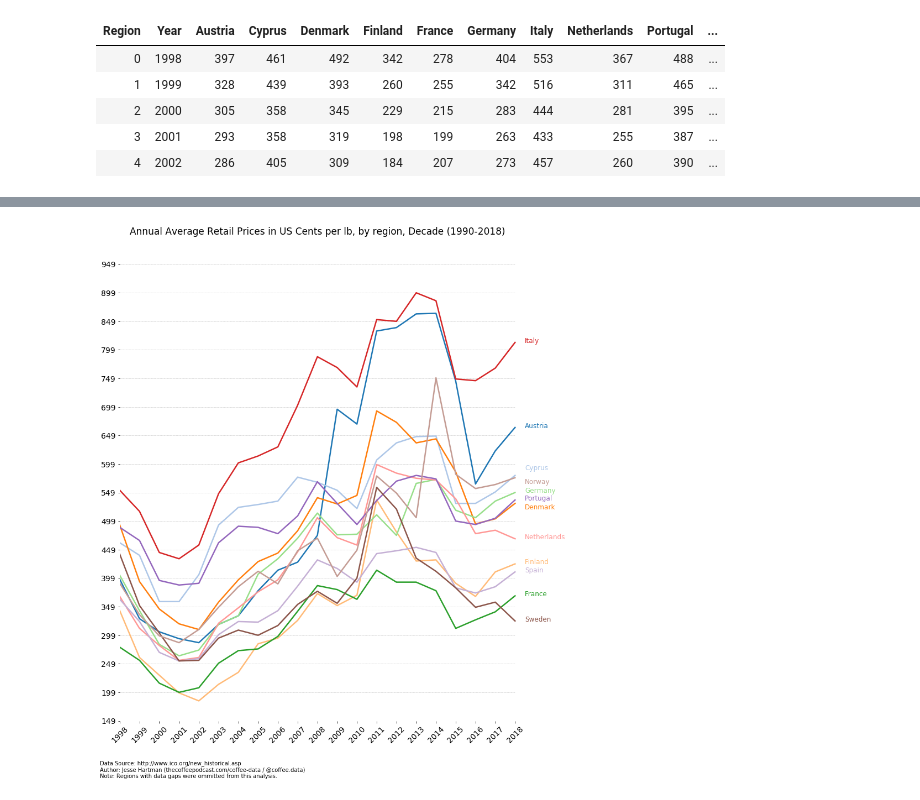
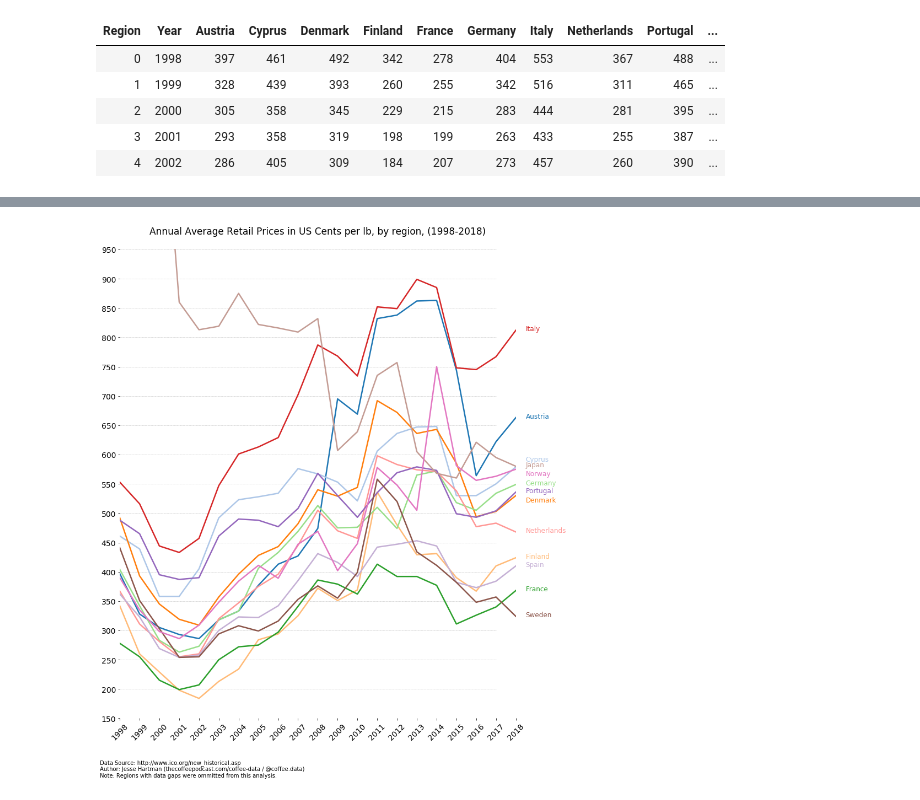
Before and after one commit to coffee-data/ico-analysis, a Jupyter notebook: Retail Prices/main.ipynb, the cells around one changed output, grey strips where cells are left out. Saved outputs shown, nothing was run; the diff lists cells and outputs as text; code cells hidden in the pictures.

```diff
--- a/Retail Prices/main.ipynb
+++ b/Retail Prices/main.ipynb
@@ -349,5 +337,5 @@ df2c_nojapan
 # %%
-def ico_rp_plot_10yr(df, graph_name, l_lim, u_lim):
+def ico_rp_plot_10yr(df, f1, f2, graph_name, l_lim, u_lim, s_year, e_year):
     # Function for 10 year with lower limit and upper limit
 
     # Define Colors
@@ -386,17 +374,17 @@ def ico_rp_plot_10yr(df, graph_name, l_lim, u_lim):
 
     # 4. Set limits
     plt.ylim(l_lim, u_lim)
-    plt.xlim(1998, 2019)
+    plt.xlim(s_year, e_year)
 
 
     # 5. Plot ticks
     plt.yticks(range(l_lim, u_lim, 50), fontsize=14)
-    plt.xticks(range(1998, 2019, 1), rotation=45, fontsize=14)
+    plt.xticks(range(s_year, (e_year + 1), 1), rotation=45, fontsize=14)
 
 
     # 6. Plot tick lines
     for y in range(l_lim, u_lim, 50):
-        plt.plot(range(1998, 2019), [y] * len(range(1998, 2019)), "--", lw=0.5, color="black", alpha=0.3)
+        plt.plot(range(s_year, e_year), [y] * len(range(s_year, e_year)), "--", lw=0.5, color="black", alpha=0.3)
 
 
     lst_regions = []
@@ -431,17 +419,14 @@ def ico_rp_plot_10yr(df, graph_name, l_lim, u_lim):
 
 
     # Custom title built to center on mean year
-    plt.text(x_mean, u_lim + 50, f"Annual Average Retail Prices in US Cents per lb, by region"
-           f", {graph_name} (1990-2018)", fontsize=17, ha="center")
+    plt.text(x_mean, u_lim + 25, f"{graph_name}"
+           f", ({s_year}-{e_year})", fontsize=17, ha="center")
 
 
     # Custom footer text
-    plt.text(1997, (l_lim - 100), "Data Source: http://www.ico.org/new_historical.asp"
+    plt.text((s_year - 1), (l_lim - 100), "Data Source: http://www.ico.org/new_historical.asp"
            "\nAuthor: Jesse Hartman (thecoffeepodcast.com/coffee-data / @coffee.data)"
            "\nNote: Regions with data gaps were ommitted from this analysis.", fontsize=10)
-
-
-#     plt.ylabel('US Cents per LB', fontsize=14)
 
 
     # The magic of tightness
@@ -449,10 +434,10 @@ def ico_rp_plot_10yr(df, graph_name, l_lim, u_lim):
 
 
     # Save figure
-    plt.savefig(f"output_files/{(graph_name.lower().replace(' ', '-'))}-1998-2018.png", bbx_inches='tight')
+    plt.savefig(f"output_files/{(graph_name.lower().replace(' ', '-'))}-{s_year}-{e_year}.png", bbx_inches='tight')
     plt.show()
-# %%
-# Plot without Japan
-ico_rp_plot_10yr(df2c_nojapan, 'Decade', 1, 951)
-# %% [output]
-[figure, removed]
+# %%
+# Plot without Japan
+ico_rp_plot_10yr(df2c, 12, 14, 'Annual Average Retail Prices in US Cents per lb, by region', 150, 951, 1998, 2018)
+# %% [output]
+[figure, added]
```
Also changed, not shown: parts of 4 cells of this notebook, 5 other files.
